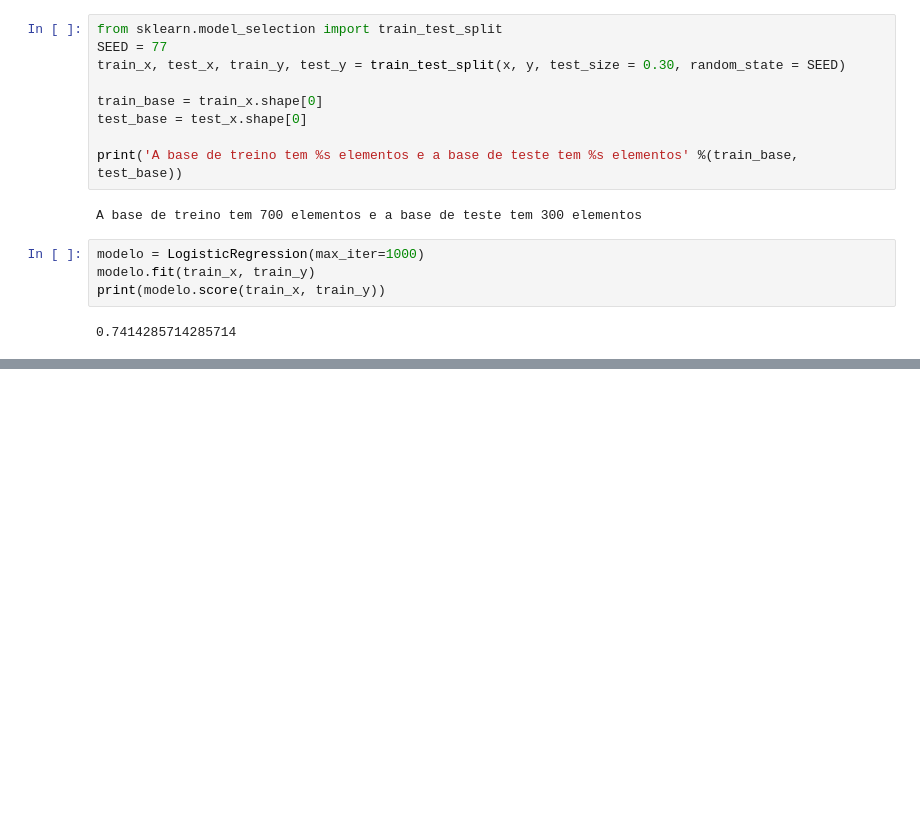
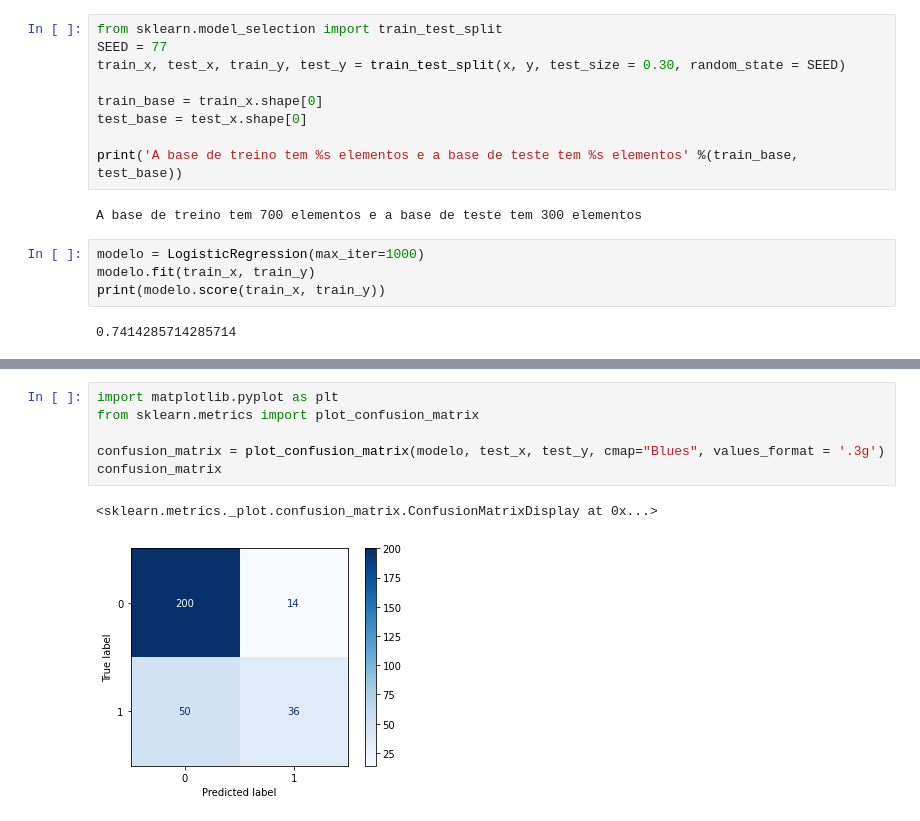
Before and after one commit to mateuschaves/machine-learning-credit-scoring, a Jupyter notebook: machine_learning_credit_scoring.ipynb, the cells around one changed output, grey strips where cells are left out. Cells and saved outputs as stored; diff of their text form; blank space fills up the shorter version.

```diff
--- a/machine_learning_credit_scoring.ipynb
+++ b/machine_learning_credit_scoring.ipynb
@@ -283,0 +293,9 @@ print(modelo.score(train_x, train_y))
+# %%
+import matplotlib.pyplot as plt
+from sklearn.metrics import plot_confusion_matrix
+
+confusion_matrix = plot_confusion_matrix(modelo, test_x, test_y, cmap="Blues", values_format = '.3g')
+confusion_matrix
+# %% [output]
+<sklearn.metrics._plot.confusion_matrix.ConfusionMatrixDisplay at 0x...>
+[figure, added]
```
Also changed, not shown: parts of 1 cell of this notebook.
